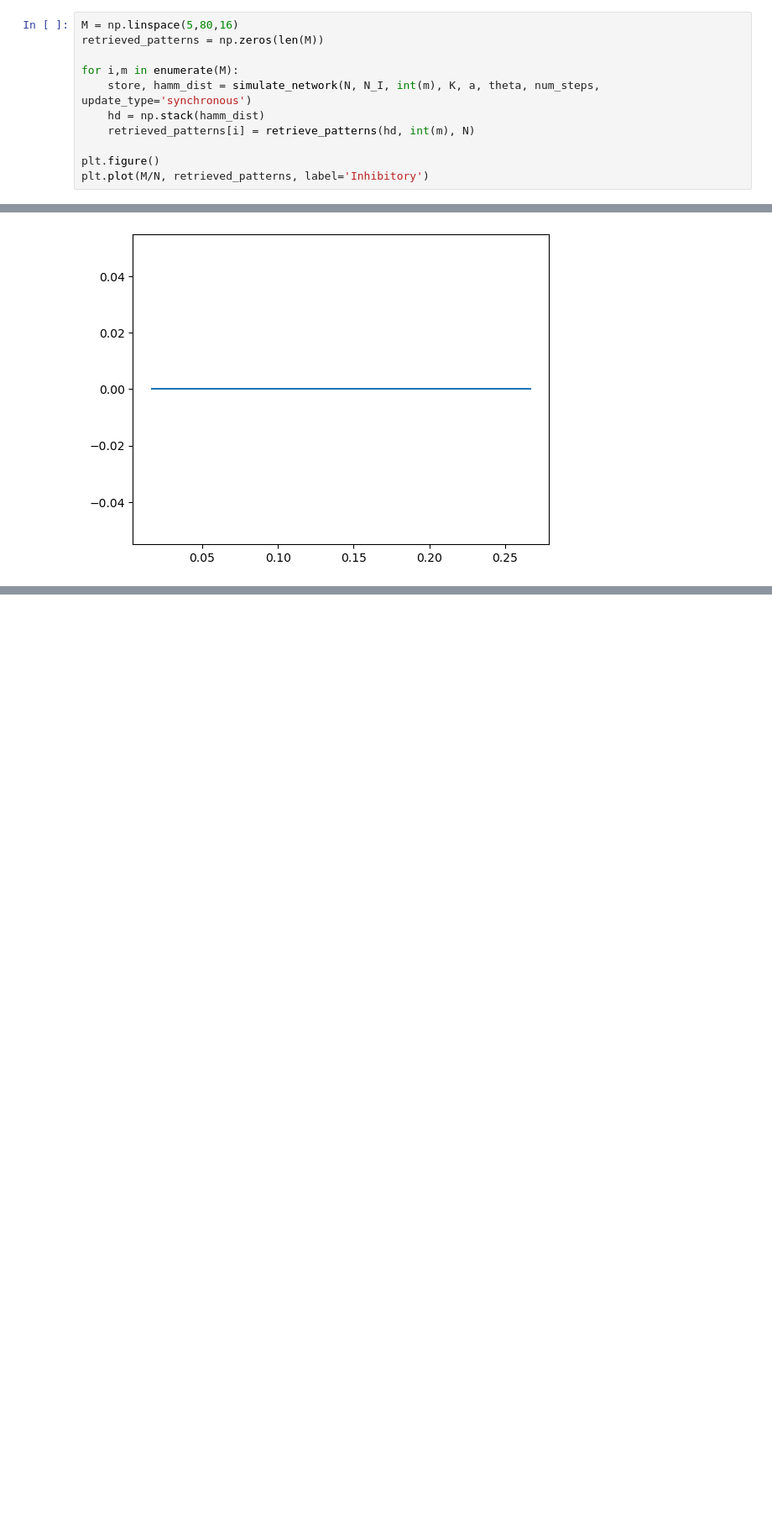
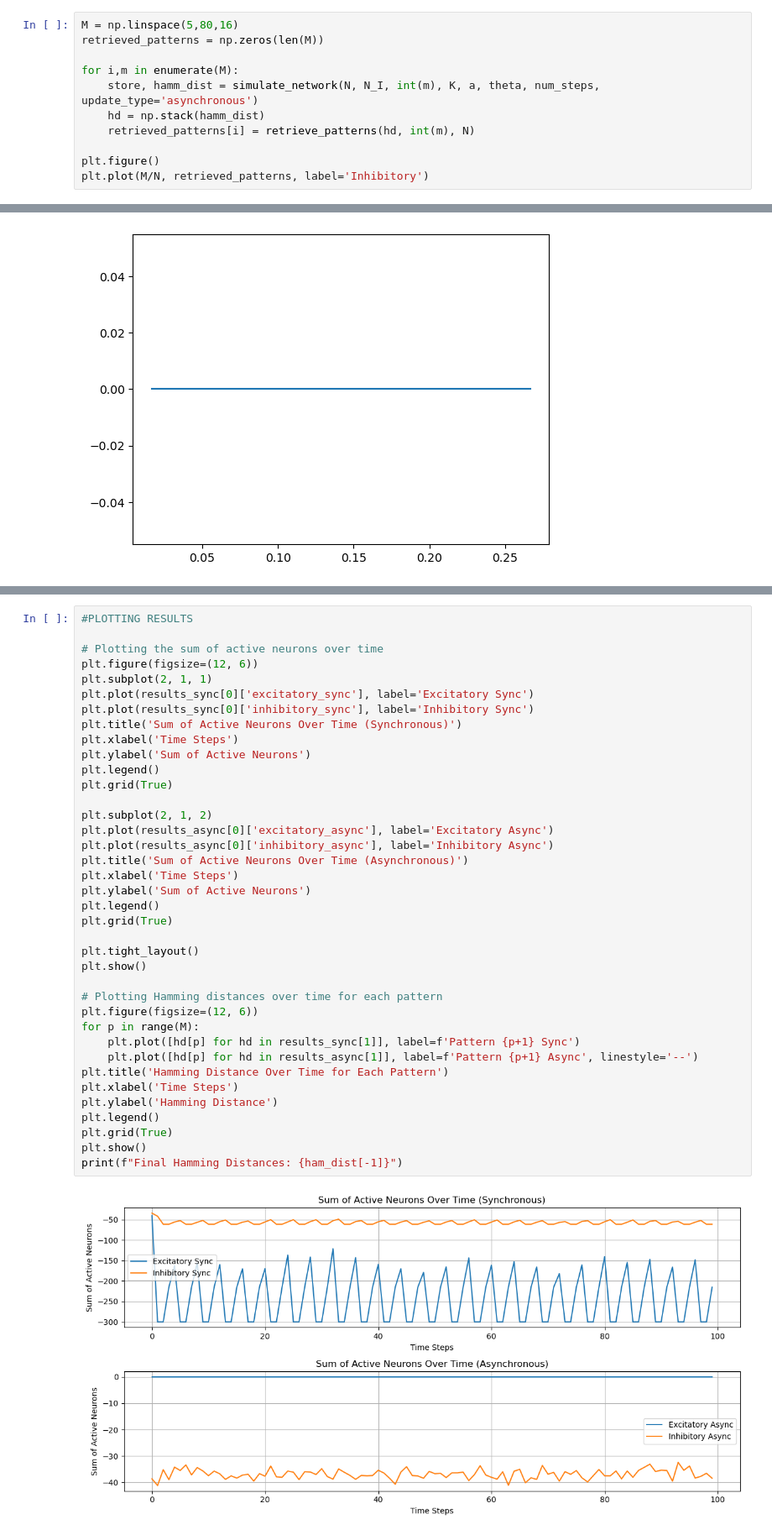
Before and after one commit to marindigen/nx-465-hopfield-networks, a Jupyter notebook: Mini-project-ex-3.ipynb, the cells around one changed output, grey strips where cells are left out. Shown at 84% size. Saved outputs shown, nothing was run; the diff lists cells and outputs as text; blank space fills up the shorter version.

```diff
--- a/Mini-project-ex-3.ipynb
+++ b/Mini-project-ex-3.ipynb
@@ -282,7 +285,7 @@ M = np.linspace(5,80,16)
 retrieved_patterns = np.zeros(len(M))
 
 for i,m in enumerate(M):
-    store, hamm_dist = simulate_network(N, N_I, int(m), K, a, theta, num_steps, update_type='synchronous')
+    store, hamm_dist = simulate_network(N, N_I, int(m), K, a, theta, num_steps, update_type='asynchronous')
     hd = np.stack(hamm_dist)
     retrieved_patterns[i] = retrieve_patterns(hd, int(m), N)
 
@@ -304,0 +454,40 @@ print(hamm_dist[-1])
+# %%
+#PLOTTING RESULTS
+
+# Plotting the sum of active neurons over time
+plt.figure(figsize=(12, 6))
+plt.subplot(2, 1, 1)
+plt.plot(results_sync[0]['excitatory_sync'], label='Excitatory Sync')
+plt.plot(results_sync[0]['inhibitory_sync'], label='Inhibitory Sync')
+plt.title('Sum of Active Neurons Over Time (Synchronous)')
+plt.xlabel('Time Steps')
+plt.ylabel('Sum of Active Neurons')
+plt.legend()
+plt.grid(True)
+
+plt.subplot(2, 1, 2)
+plt.plot(results_async[0]['excitatory_async'], label='Excitatory Async')
+plt.plot(results_async[0]['inhibitory_async'], label='Inhibitory Async')
+plt.title('Sum of Active Neurons Over Time (Asynchronous)')
+plt.xlabel('Time Steps')
+plt.ylabel('Sum of Active Neurons')
+plt.legend()
+plt.grid(True)
+
+plt.tight_layout()
+plt.show()
+
+# Plotting Hamming distances over time for each pattern
+plt.figure(figsize=(12, 6))
+for p in range(M):
+    plt.plot([hd[p] for hd in results_sync[1]], label=f'Pattern {p+1} Sync')
+    plt.plot([hd[p] for hd in results_async[1]], label=f'Pattern {p+1} Async', linestyle='--')
+plt.title('Hamming Distance Over Time for Each Pattern')
+plt.xlabel('Time Steps')
+plt.ylabel('Hamming Distance')
+plt.legend()
+plt.grid(True)
+plt.show()
+print(f"Final Hamming Distances: {ham_dist[-1]}")
+# %% [output]
+[figure, added]
```
Also changed, not shown: parts of 14 cells of this notebook.
